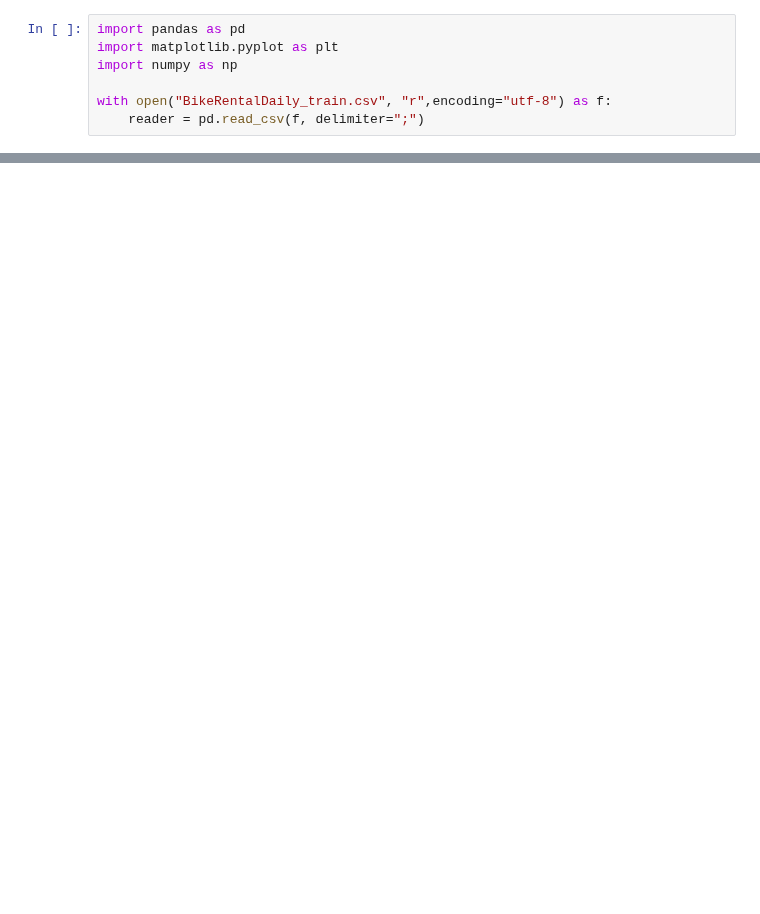
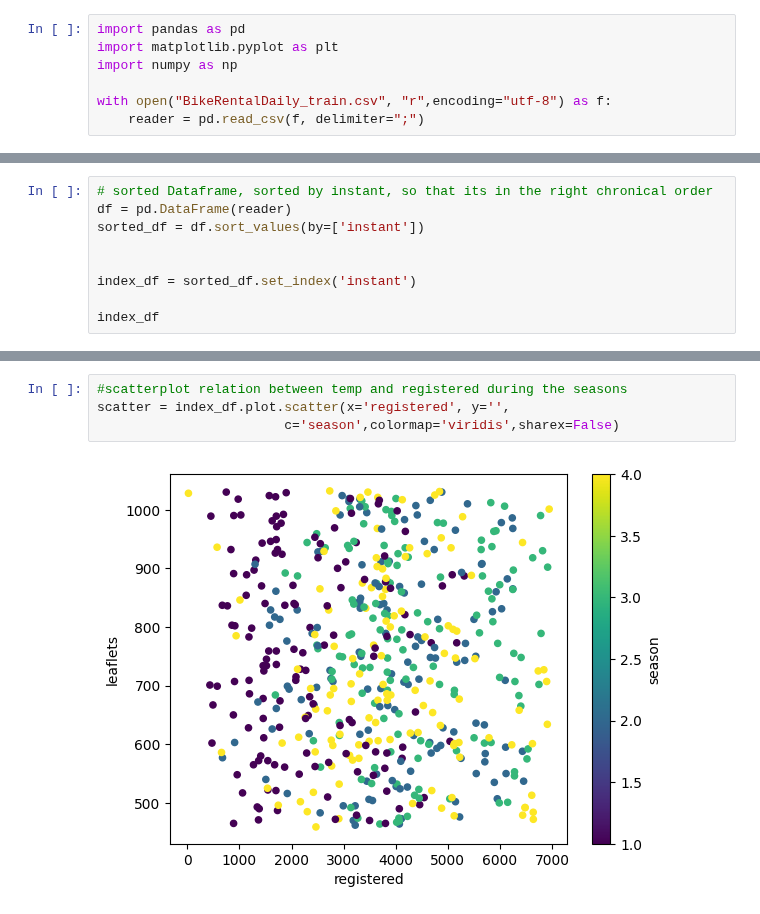
Before and after one commit to PatrykGadziomski/Bike-Rental-Prediction, a Jupyter notebook: Project Data set and Description-20231027/notebook.ipynb, the cells around one changed output, grey strips where cells are left out. Saved outputs shown, nothing was run; the diff lists cells and outputs as text; blank space fills up the shorter version.

Commit message:
sorted Dataframe; checkout of missing value etc

```diff
--- a/Project Data set and Description-20231027/notebook.ipynb
+++ b/Project Data set and Description-20231027/notebook.ipynb
@@ -17,3 +33,12 @@ reader.describe() #column "Season" has missing data (538 Entrys of 600) &  "hum"
 | 50% | 362.500000 | 2.000000 | 0.000000 | 6.000000 | 0.00000 | 3.000000 | 1.000000 | 1.000000 | 20.100000 | 0.489690 | ... |
 | 75% | 538.250000 | 3.000000 | 1.000000 | 9.000000 | 0.00000 | 5.000000 | 1.000000 | 2.000000 | 26.058300 | 0.605127 | ... |
 | max | 731.000000 | 4.000000 | 1.000000 | 12.000000 | 1.00000 | 6.000000 | 1.000000 | 3.000000 | 34.466700 | 0.826371 | ... |
+# %%
+# sorted Dataframe, sorted by instant, so that its in the right chronical order
+df = pd.DataFrame(reader)
+sorted_df = df.sort_values(by=['instant'])
+
+
+index_df = sorted_df.set_index('instant')
+
+index_df
@@ -19,0 +105,6 @@ reader.describe() #column "Season" has missing data (538 Entrys of 600) &  "hum"
+# %%
+#scatterplot relation between temp and registered during the seasons
+scatter = index_df.plot.scatter(x='registered', y='',
+                        c='season',colormap='viridis',sharex=False)
+# %% [output]
+[figure, added]
```
Also changed, not shown: parts of 8 cells of this notebook.
